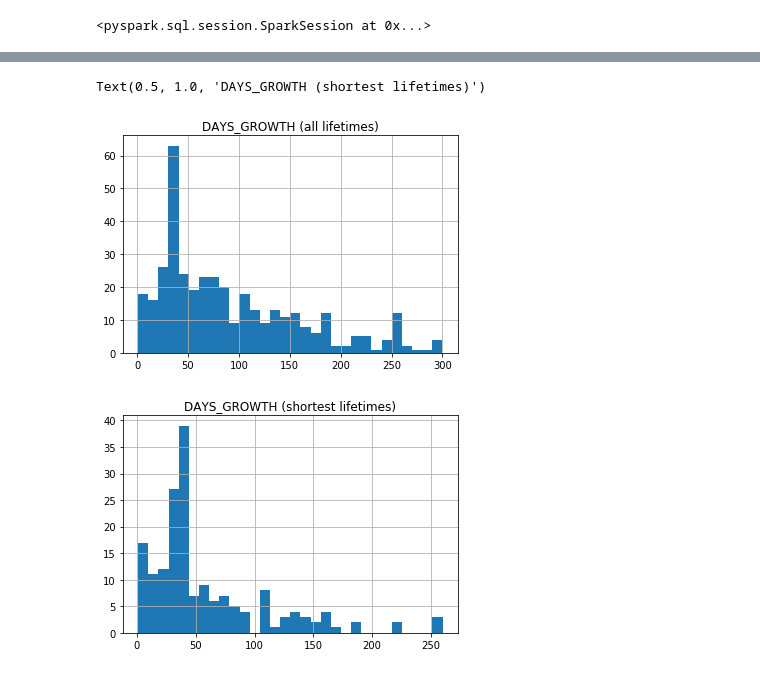
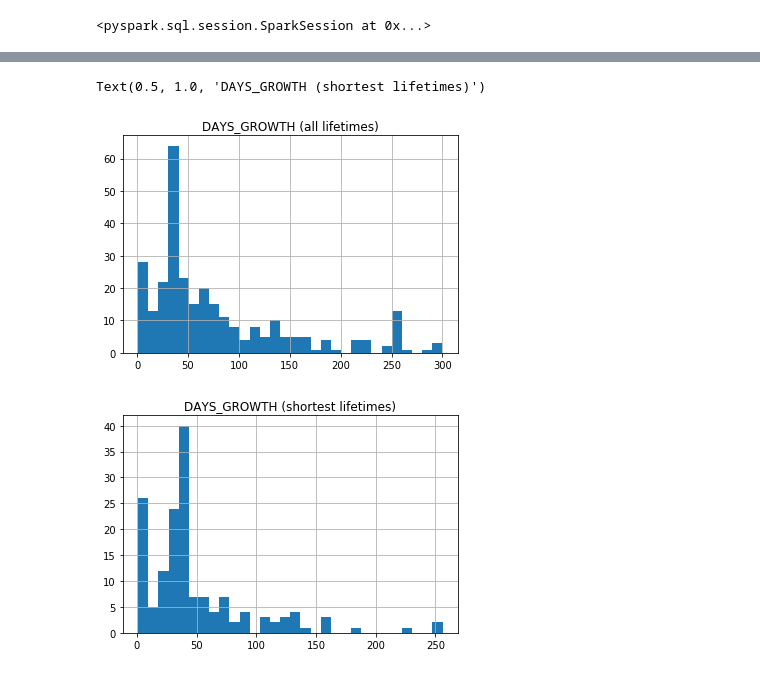
Before and after one commit to DataForGood-Norway/BySpire, a Jupyter notebook: 01-data-loads/002 - Join ERP data to sensor data.ipynb, the cells around one changed output, grey strips where cells are left out. Saved outputs shown, nothing was run; the diff lists cells and outputs as text; code cells hidden in the pictures.

```diff
--- a/01-data-loads/002 - Join ERP data to sensor data.ipynb
+++ b/01-data-loads/002 - Join ERP data to sensor data.ipynb
@@ -365,13 +305,31 @@ ddf_next_plant_dates, ddf_next_plant_dates.count()
 # %%
+
+# join dummy table to ensure that we restrict harvests to between plantings
 ddf_corrected_lifetimes = spark.sql("""
-select L.*, P.NEXT_DATE_PLANTED
+select
+    L.*,
+    P.NEXT_DATE_PLANTED
 from LIFETIME as L
 inner join NEXT_PLANTINGS as P on
     L.RACK=P.RACK and
     L.TRAY=P.TRAY and
     L.DATE_PLANTED=P.DATE_PLANTED and
     L.DATE_HARVESTED < P.NEXT_DATE_PLANTED
-order by RACK, TRAY, DATE_PLANTED, ROWN
+order by RACK, TRAY, DATE_PLANTED, HARVEST_IDX
 """)
+
+# add in a cumulative sum between planting dates
+ddf_corrected_lifetimes = ddf_corrected_lifetimes.selectExpr("*","""
+    sum(TOTAL_WEIGHT) over (
+        partition by DATE_PLANTED, RACK, TRAY order by DATE_HARVESTED asc rows unbounded preceding
+    ) as CUM_WEIGHT
+""",
+"""
+    sum(DAYS_GROWTH) over (
+        partition by DATE_PLANTED, RACK, TRAY order by DATE_HARVESTED asc rows unbounded preceding
+    ) as CUM_DAYS
+""")
+
+ddf_corrected_lifetimes = ddf_corrected_lifetimes.orderBy("RACK", "TRAY", "DATE_PLANTED", "HARVEST_IDX")
 ddf_corrected_lifetimes.persist()
 # %% [output]
@@ -415,10 +357,10 @@ ddf_corrected_lifetimes.toPandas()
 # %%
-ddf_lifetime.select("DAYS_GROWTH").toPandas().hist(bins=30)
+ddf_corrected_lifetimes.select("DAYS_GROWTH").toPandas().hist(bins=30)
 plt.title("DAYS_GROWTH (all lifetimes)")
 
-ddf_lifetime.filter("ROWN=1").select("DAYS_GROWTH").toPandas().hist(bins=30)
+ddf_corrected_lifetimes.filter("HARVEST_IDX=1").select("DAYS_GROWTH").toPandas().hist(bins=30)
 plt.title("DAYS_GROWTH (shortest lifetimes)")
 # %% [output]
 Text(0.5, 1.0, 'DAYS_GROWTH (shortest lifetimes)')
-[figure, old version]
+[figure, new version]
-[figure, old version]
+[figure, new version]
```
Also changed, not shown: parts of 45 cells of this notebook, 4 other files.
